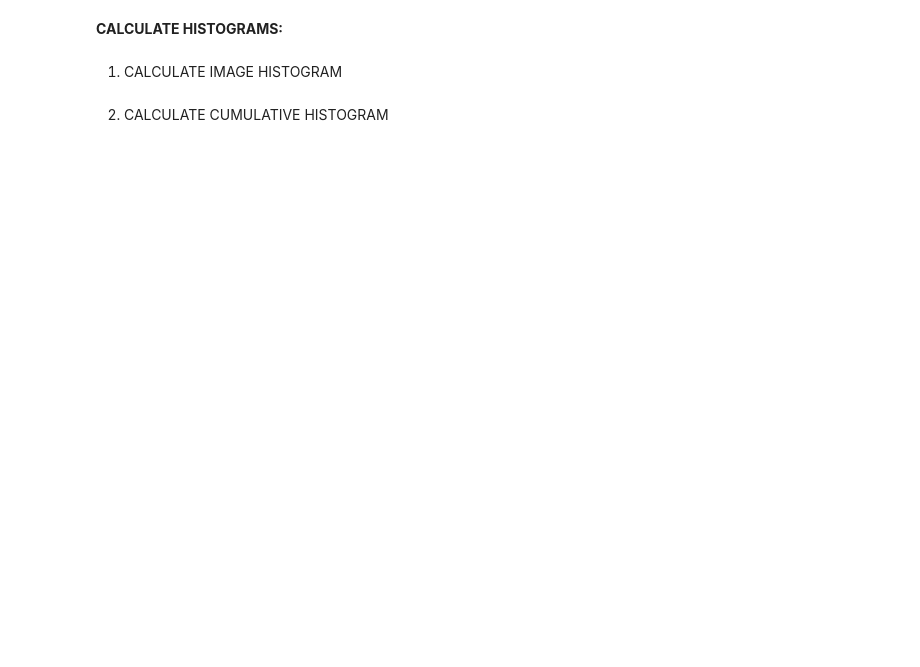
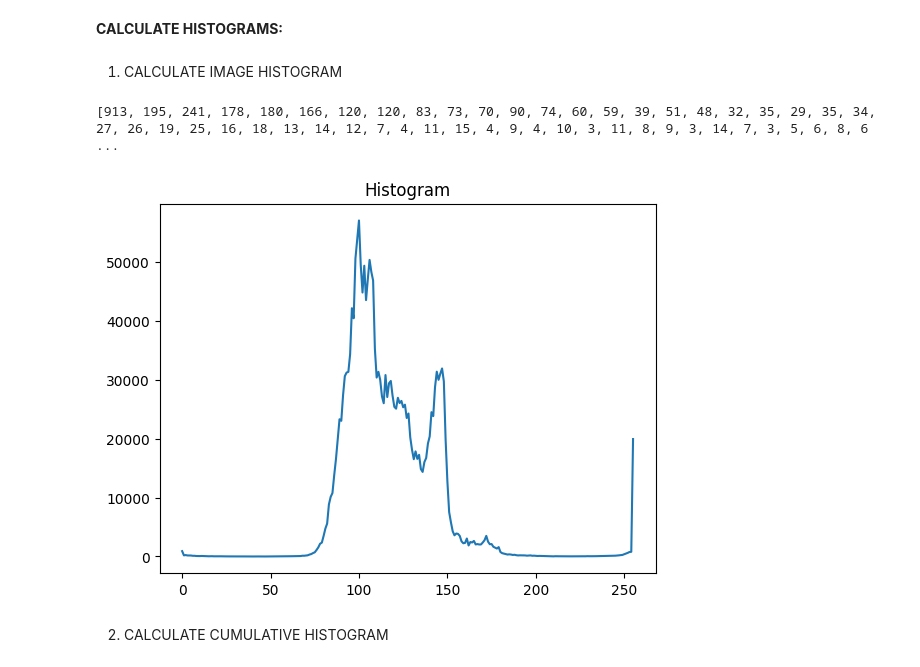
Before and after one commit to MahmoudMoamen/PixellariesComputerVision, a Jupyter notebook: Assignment1/Assignment1_src.ipynb, the cells around one changed output. Drawn from its saved outputs; the diff is of its cells as text; code cells hidden in the pictures; blank space fills up the shorter version.

```diff
--- a/Assignment1/Assignment1_src.ipynb
+++ b/Assignment1/Assignment1_src.ipynb
@@ -106,2 +128,37 @@ print("Contrast: ",print_contrast)
+# %%
+#THIS CELL TO CALCULATE THE IMAGE HISTOGRAM
+
+from PIL import Image
+import matplotlib.pyplot as plt
+import numpy as np
+
+img = Image.open("Images/Image4.png").convert('L')
+
+
+img_array = np.array(img)
+
+# histogram and cumulative histogram
+
+
+#histogram
+def CalculateHistogram(img_array):
+    intensity_counts = [0] * 256  # initialize a list of 256 zeros
+    for i in range(img_array.shape[0]):
+        for j in range(img_array.shape[1]):
+            intensity = img_array[i][j]
+            intensity_counts[intensity] += 1
+
+    return intensity_counts
+
+Image_histogram=CalculateHistogram(img_array)
+print(Image_histogram)
+plt.figure()
+plt.plot(range(256), Image_histogram)
+plt.title('Histogram')
+
+plt.show()
+# %% [output]
+[913, 195, 241, 178, 180, 166, 120, 120, 83, 73, 70, 90, 74, 60, 59, 39, 51, 48, 32, 35, 29, 35, 34, 27, 26, 19, 25, 16, 18, 13, 14, 12, 7, 4, 11, 15, 4, 9, 4, 10, 3, 11, 8, 9, 3, 14, 7, 3, 5, 6, 8, 6 ...
+[figure, added]
 # %% [markdown]
 2. CALCULATE CUMULATIVE HISTOGRAM
```
Also changed, not shown: parts of 13 cells of this notebook.
